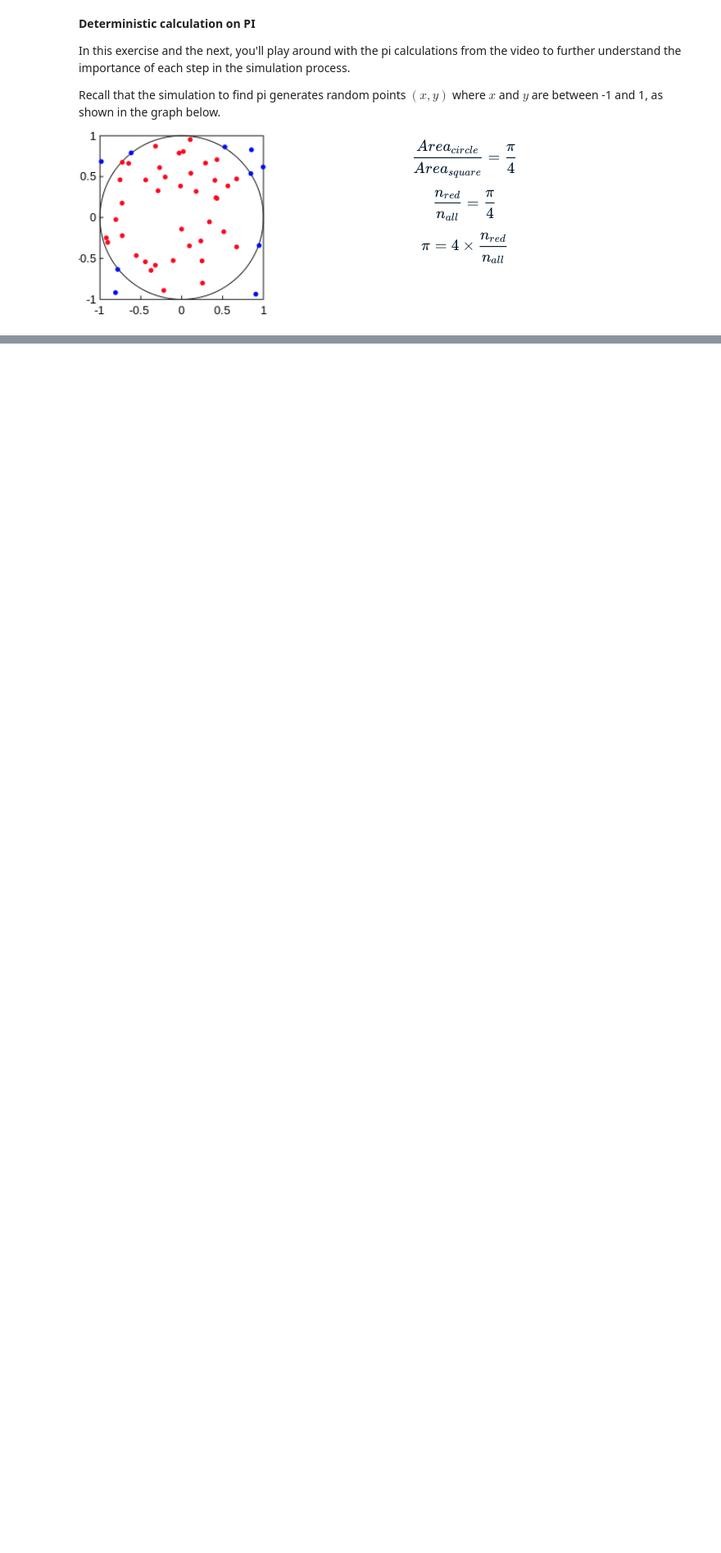
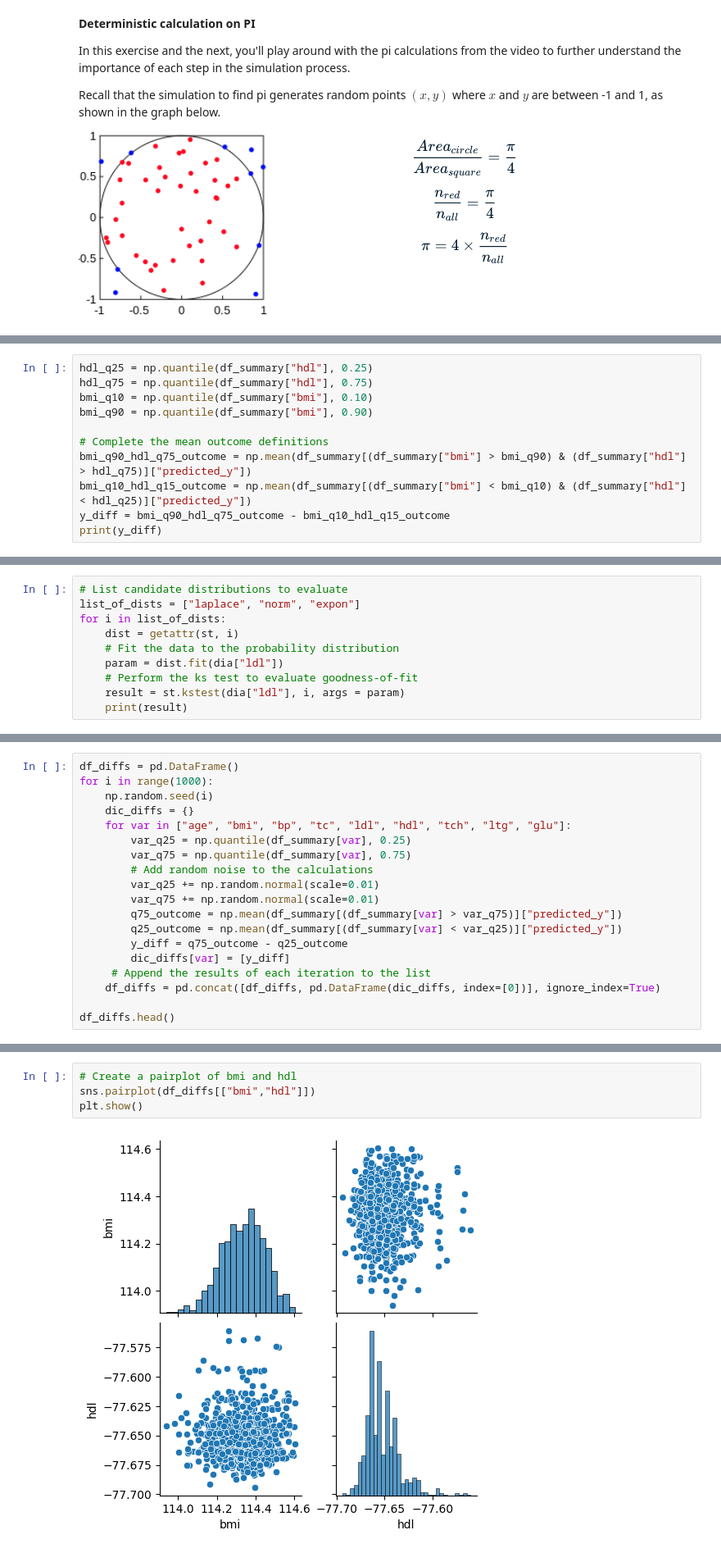
Before and after one commit to tongxizh/SLM_Credit_Risk, a Jupyter notebook: Monte Carlo Simulation Example and Code.ipynb, the cells around one changed output, grey strips where cells are left out. Shown at 82% size. Cells and saved outputs as stored; diff of their text form; blank space fills up the shorter version.

```diff
--- a/Monte Carlo Simulation Example and Code.ipynb
+++ b/Monte Carlo Simulation Example and Code.ipynb
@@ -118,0 +480,11 @@ print(pi)
+# %%
+hdl_q25 = np.quantile(df_summary["hdl"], 0.25)
+hdl_q75 = np.quantile(df_summary["hdl"], 0.75)
+bmi_q10 = np.quantile(df_summary["bmi"], 0.10)
+bmi_q90 = np.quantile(df_summary["bmi"], 0.90)
+
+# Complete the mean outcome definitions
+bmi_q90_hdl_q75_outcome = np.mean(df_summary[(df_summary["bmi"] > bmi_q90) & (df_summary["hdl"] > hdl_q75)]["predicted_y"])
+bmi_q10_hdl_q15_outcome = np.mean(df_summary[(df_summary["bmi"] < bmi_q10) & (df_summary["hdl"] < hdl_q25)]["predicted_y"])
+y_diff = bmi_q90_hdl_q75_outcome - bmi_q10_hdl_q15_outcome
+print(y_diff)
@@ -118,0 +538,10 @@ print(pi)
+# %%
+# List candidate distributions to evaluate
+list_of_dists = ["laplace", "norm", "expon"]
+for i in list_of_dists:
+    dist = getattr(st, i)
+    # Fit the data to the probability distribution
+    param = dist.fit(dia["ldl"])
+    # Perform the ks test to evaluate goodness-of-fit
+    result = st.kstest(dia["ldl"], i, args = param)
+    print(result)
@@ -118,0 +561,19 @@ print(pi)
+# %%
+df_diffs = pd.DataFrame()
+for i in range(1000):
+    np.random.seed(i)
+    dic_diffs = {}
+    for var in ["age", "bmi", "bp", "tc", "ldl", "hdl", "tch", "ltg", "glu"]:
+        var_q25 = np.quantile(df_summary[var], 0.25)
+        var_q75 = np.quantile(df_summary[var], 0.75)
+        # Add random noise to the calculations
+        var_q25 += np.random.normal(scale=0.01)
+        var_q75 += np.random.normal(scale=0.01)
+        q75_outcome = np.mean(df_summary[(df_summary[var] > var_q75)]["predicted_y"])
+        q25_outcome = np.mean(df_summary[(df_summary[var] < var_q25)]["predicted_y"])
+        y_diff = q75_outcome - q25_outcome
+        dic_diffs[var] = [y_diff]
+     # Append the results of each iteration to the list
+    df_diffs = pd.concat([df_diffs, pd.DataFrame(dic_diffs, index=[0])], ignore_index=True)
+
+df_diffs.head()
@@ -118,0 +587,6 @@ print(pi)
+# %%
+# Create a pairplot of bmi and hdl
+sns.pairplot(df_diffs[["bmi","hdl"]])
+plt.show()
+# %% [output]
+[figure, added]
```
Also changed, not shown: parts of 68 cells of this notebook.
